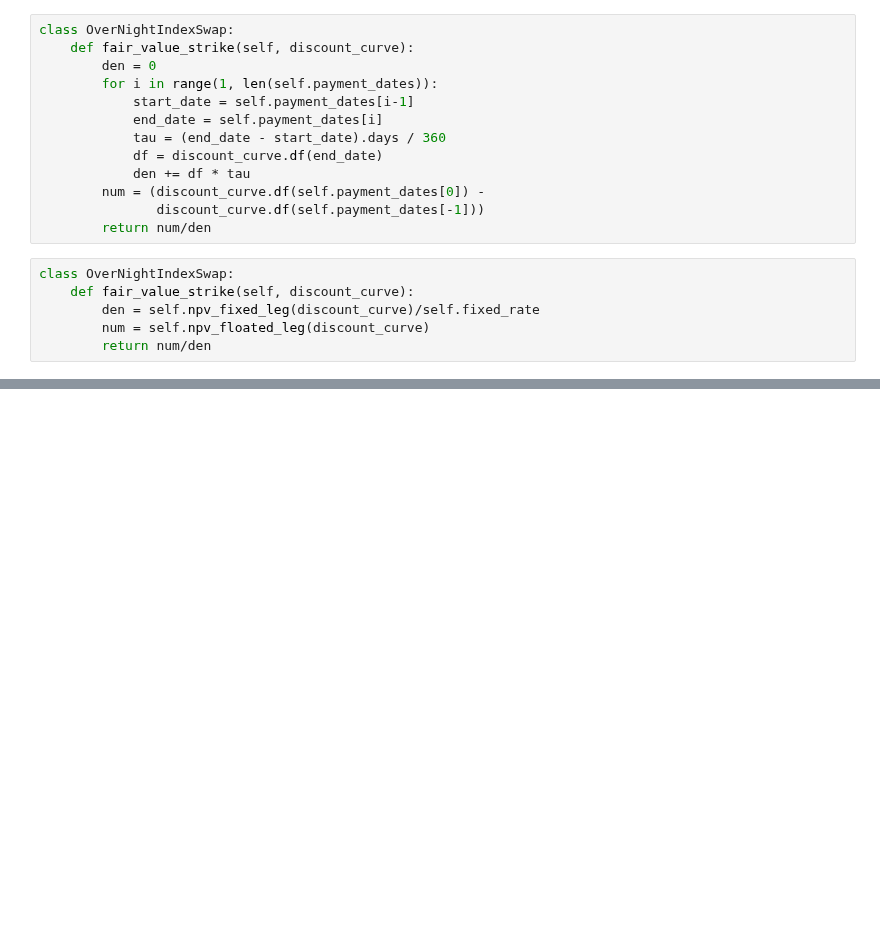
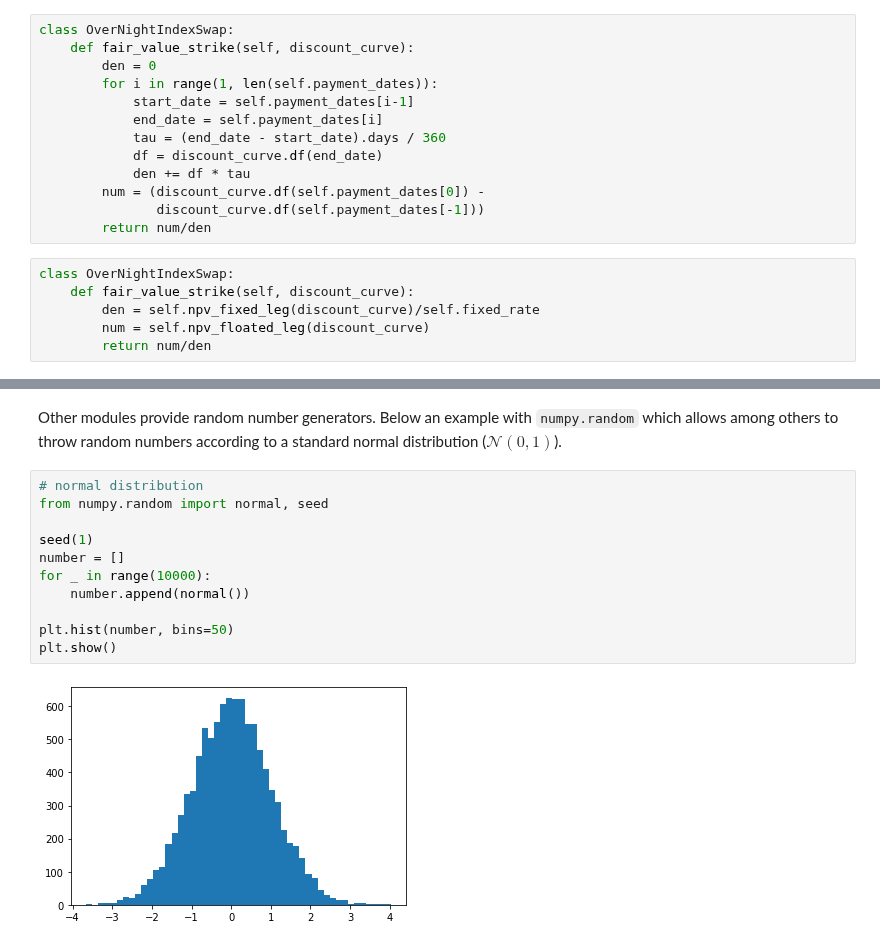
Before and after one commit to matteosan1/finance_course, a Jupyter notebook: lessons_2020/lesson4.ipynb, the cells around one changed output, grey strips where cells are left out. Saved outputs shown, nothing was run; the diff lists cells and outputs as text; blank space fills up the shorter version.

```diff
--- a/lessons_2020/lesson4.ipynb
+++ b/lessons_2020/lesson4.ipynb
@@ -797,0 +206,15 @@ class OverNightIndexSwap:
+# %% [markdown]
+Other modules provide random number generators. Below an example with `numpy.random` which allows among others to throw random numbers according to a standard normal distribution ($\mathcal{N}(0, 1)$).
+# %%
+# normal distribution
+from numpy.random import normal, seed
+
+seed(1)
+number = []
+for _ in range(10000):
+    number.append(normal())
+
+plt.hist(number, bins=50)
+plt.show()
+# %% [output]
+[figure, added]
```
Also changed, not shown: parts of 80 cells of this notebook, 4 other files.
